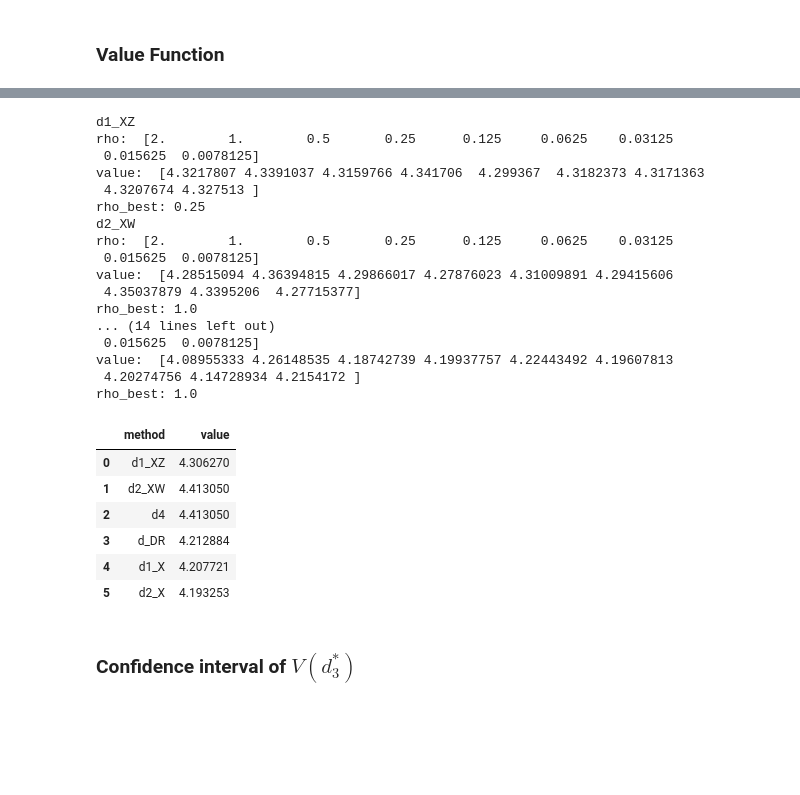
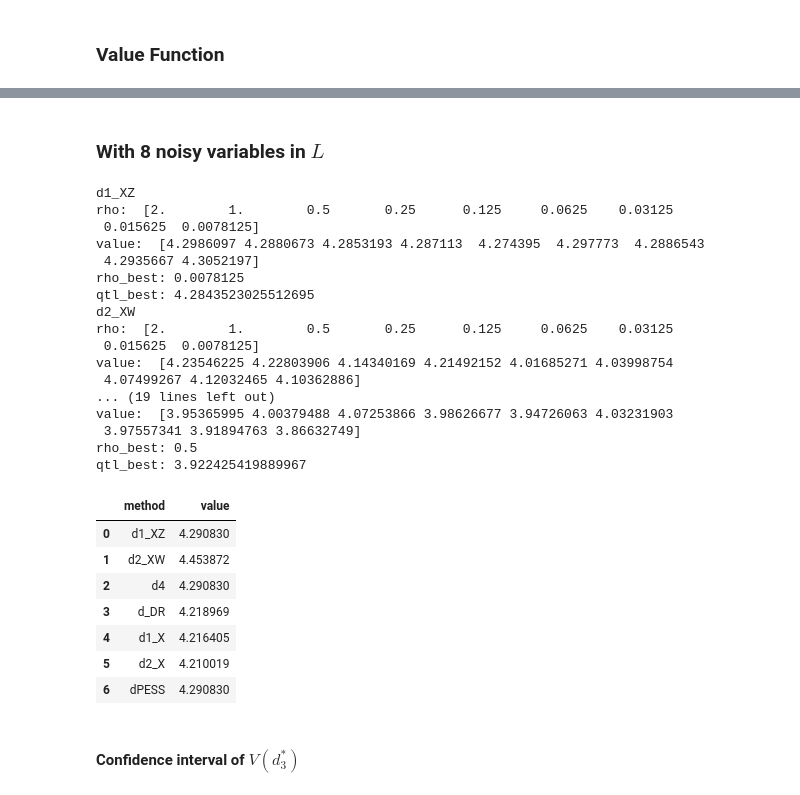
Before and after one commit to rui-miao/ProxITR, a Jupyter notebook: notebooks/SimuExamples.ipynb, the cells around one changed output, grey strips where cells are left out. Cells and saved outputs as stored; diff of their text form; code cells hidden in the pictures; blank space fills up the shorter version.

```diff
--- a/notebooks/SimuExamples.ipynb
+++ b/notebooks/SimuExamples.ipynb
@@ -152,7 +256,7 @@ train = prox_data(samp_size=samp_size, add_noise=True).gen_Y(linearity=linearity
 # Learn ITRs
 rhos = np.power(2.,-np.arange(-2,7))
 proxy = proxITR(A=train[["A"]], X=train[["X0","X1","X2","X3","X4","X5","X6","X7","X8","X9"]], Z=train[["Z"]], W=train[["W"]], Y=train[["Y"]],
-                                learning_rate= 0.1, n_epoch=2000, opt='LBFGS', verbose=True)
+                                learning_rate= 0.1, n_epoch=2000, opt='LBFGS', verbose=True, qtl=qtl)
 d1_XZ = proxy.fit_d1_XZ_cv(gamma_f='auto', n_gamma_hs=10,
         alpha_scales=[c for c in np.geomspace(0.5, 1e5, 20)],
         linearity=linearity, n_components=int(2*np.sqrt(samp_size)), rhos = rhos)
@@ -207,8 +311,20 @@ if proxy.cv_d1_XZ > proxy.cv_d2_XW:
     v_d4 = v_d1_XZ
 else:
     v_d4 = v_d2_XW
+dPESS = max(proxy.qtl_value, key = lambda k: proxy.qtl_value[k])
+if dPESS == 'd1_XZ':
+    v_dPESS = v_d1_XZ
+elif dPESS == 'd1_X':
+    v_dPESS = v_d1_X
+elif dPESS == 'd2_XW':
+    v_dPESS = v_d2_XW
+elif dPESS == 'd2_X':
+    v_dPESS = v_d2_X
+else:
+    v_dPESS = v_d_DR
+
 # Table of values
-pd.DataFrame.from_dict({'method':['d1_XZ','d2_XW','d4','d_DR','d1_X','d2_X'],
-                        'value':[v_d1_XZ,v_d2_XW,v_d4,v_d_DR,v_d1_X,v_d2_X]})
+pd.DataFrame.from_dict({'method':['d1_XZ','d2_XW','d4','d_DR','d1_X','d2_X', 'dPESS'],
+                        'value':[v_d1_XZ,v_d2_XW,v_d4,v_d_DR,v_d1_X,v_d2_X, v_dPESS]})
 # %% [output]
 |  | method | value |
@@ -241,6 +443,8 @@ value_fun(test[["GOR_X"]].to_numpy(int).reshape(-1), test[["A"]],test[["Y"]],tes
 # Setting
 linearity    = 'nonlinear'
 Xonly        = 'XW'
+# Selected quantile for dPESS
+qtl = 0.4
 # %%
 # Generate Test Data
 test = prox_data(500000, add_noise=False).gen_Y(linearity=linearity, Xonly = Xonly)
@@ -251,10 +455,12 @@ value_fun(test[["GOR"]].to_numpy(int).reshape(-1), test[["A"]],test[["Y"]],test[
 # Generate Training Data
 samp_size = 2000
 train = prox_data(samp_size=samp_size, add_noise=True).gen_Y(linearity=linearity, Xonly = Xonly)
+# %% [markdown]
+### With 8 noisy variables in $L$
 # %%
 rhos = np.power(2.,-np.arange(-1,8))
 proxy = proxITR(A=train[["A"]], X=train[["X0","X1","X2","X3","X4","X5","X6","X7","X8","X9"]], Z=train[["Z"]], W=train[["W"]], Y=train[["Y"]],
-learning_rate=0.1, n_epoch=2000, batch_size=300, opt='SGD', verbose=True)
+learning_rate=0.1, n_epoch=2000, batch_size=300, opt='SGD', verbose=True, qtl=qtl)
 d1_XZ = proxy.fit_d1_XZ_cv(gamma_f='auto', n_gamma_hs=10,
         alpha_scales=[c for c in np.geomspace(0.5, 1e5, 20)],
         linearity=linearity, n_components=int(2*np.sqrt(samp_size)), rhos = rhos)
@@ -280,44 +486,57 @@ p_d2_X  = d2_X(test[["X0","X1","X2","X3","X4","X5","X6","X7","X8","X9"]])
 d1_XZ
 rho:  [2.        1.        0.5       0.25      0.125     0.0625    0.03125
  0.015625  0.0078125]
-value:  [4.3217807 4.3391037 4.3159766 4.341706  4.299367  4.3182373 4.3171363
- 4.3207674 4.327513 ]
-rho_best: 0.25
+value:  [4.2986097 4.2880673 4.2853193 4.287113  4.274395  4.297773  4.2886543
+ 4.2935667 4.3052197]
+rho_best: 0.0078125
+qtl_best: 4.2843523025512695
 d2_XW
 rho:  [2.        1.        0.5       0.25      0.125     0.0625    0.03125
  0.015625  0.0078125]
-value:  [4.28515094 4.36394815 4.29866017 4.27876023 4.31009891 4.29415606
- 4.35037879 4.3395206  4.27715377]
-rho_best: 1.0
-... (14 lines left out)
- 0.015625  0.0078125]
-value:  [4.08955333 4.26148535 4.18742739 4.19937757 4.22443492 4.19607813
- 4.20274756 4.14728934 4.2154172 ]
-rho_best: 1.0
+value:  [4.23546225 4.22803906 4.14340169 4.21492152 4.01685271 4.03998754
+ 4.07499267 4.12032465 4.10362886]
+... (19 lines left out)
+value:  [3.95365995 4.00379488 4.07253866 3.98626677 3.94726063 4.03231903
+ 3.97557341 3.91894763 3.86632749]
+rho_best: 0.5
+qtl_best: 3.922425419889967
 # %%
 # Calculate Value
 v_d1_XZ = value_fun(p_d1_XZ,test[["A"]],test[["Y"]],test[["X0","X1"]],test[["U"]])
 v_d2_XW = value_fun(p_d2_XW,test[["A"]],test[["Y"]],test[["X0","X1"]],test[["U"]])
 v_d_DR  = value_fun(p_d_DR, test[["A"]],test[["Y"]],test[["X0","X1"]],test[["U"]])
 v_d1_X  = value_fun(p_d1_X, test[["A"]],test[["Y"]],test[["X0","X1"]],test[["U"]])
 v_d2_X  = value_fun(p_d2_X, test[["A"]],test[["Y"]],test[["X0","X1"]],test[["U"]])
 if proxy.cv_d1_XZ > proxy.cv_d2_XW:
     v_d4 = v_d1_XZ
 else:
     v_d4 = v_d2_XW
+dPESS = max(proxy.qtl_value, key = lambda k: proxy.qtl_value[k])
+if dPESS == 'd1_XZ':
+    v_dPESS = v_d1_XZ
+elif dPESS == 'd1_X':
+    v_dPESS = v_d1_X
+elif dPESS == 'd2_XW':
+    v_dPESS = v_d2_XW
+elif dPESS == 'd2_X':
+    v_dPESS = v_d2_X
+else:
+    v_dPESS = v_d_DR
+
 # Table of values
-pd.DataFrame.from_dict({'method':['d1_XZ','d2_XW','d4','d_DR','d1_X','d2_X'],
-                        'value':[v_d1_XZ,v_d2_XW,v_d4,v_d_DR,v_d1_X,v_d2_X]})
+pd.DataFrame.from_dict({'method':['d1_XZ','d2_XW','d4','d_DR','d1_X','d2_X', 'dPESS'],
+                        'value':[v_d1_XZ,v_d2_XW,v_d4,v_d_DR,v_d1_X,v_d2_X, v_dPESS]})
 # %% [output]
 |  | method | value |
-| 0 | d1_XZ | 4.306270 |
-| 1 | d2_XW | 4.413050 |
-| 2 | d4 | 4.413050 |
-| 3 | d_DR | 4.212884 |
-| 4 | d1_X | 4.207721 |
-| 5 | d2_X | 4.193253 |
+| 0 | d1_XZ | 4.290830 |
+| 1 | d2_XW | 4.453872 |
+| 2 | d4 | 4.290830 |
+| 3 | d_DR | 4.218969 |
+| 4 | d1_X | 4.216405 |
+| 5 | d2_X | 4.210019 |
+| 6 | dPESS | 4.290830 |
 # %% [markdown]
-### Confidence interval of $V(d_3^*)$
+#### Confidence interval of $V(d_3^*)$
 # %%
 proxy = proxITR(A=train[["A"]], X=train[["X0","X1","X2","X3","X4","X5","X6","X7","X8","X9"]], Z=train[["Z"]], W=train[["W"]], Y=train[["Y"]],
                 god=True, d_X_opt = train[["GOR_X"]])
```
Also changed, not shown: parts of 45 cells of this notebook, 3 other files.
